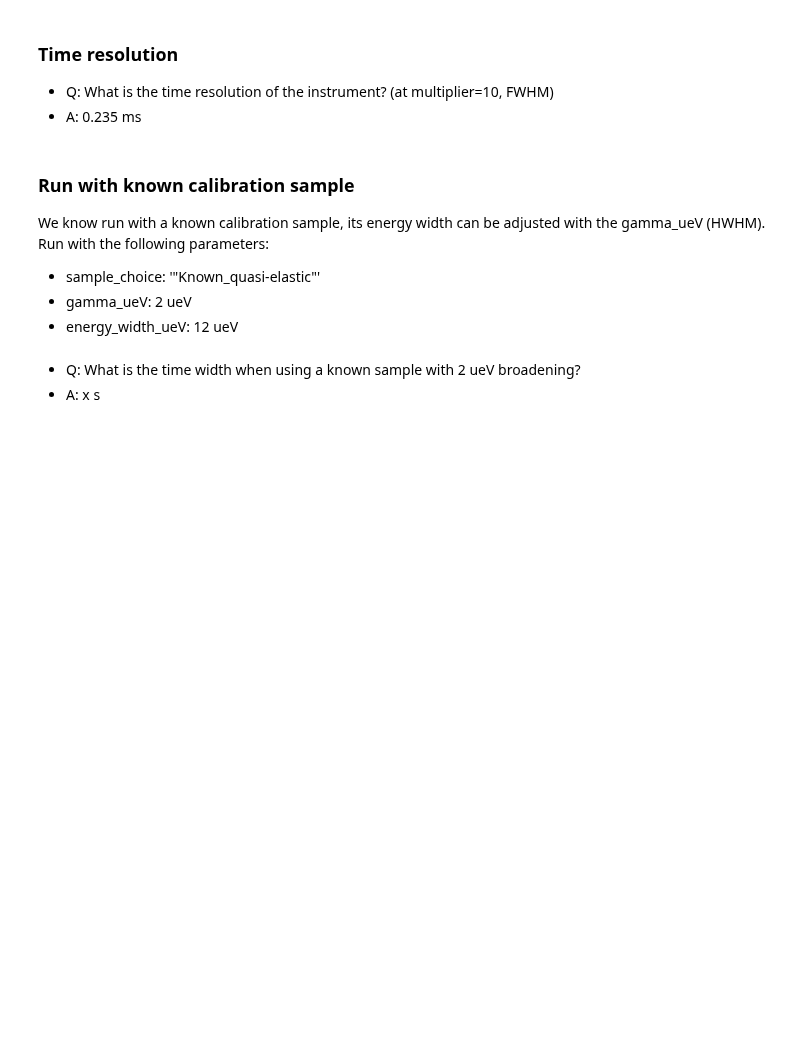
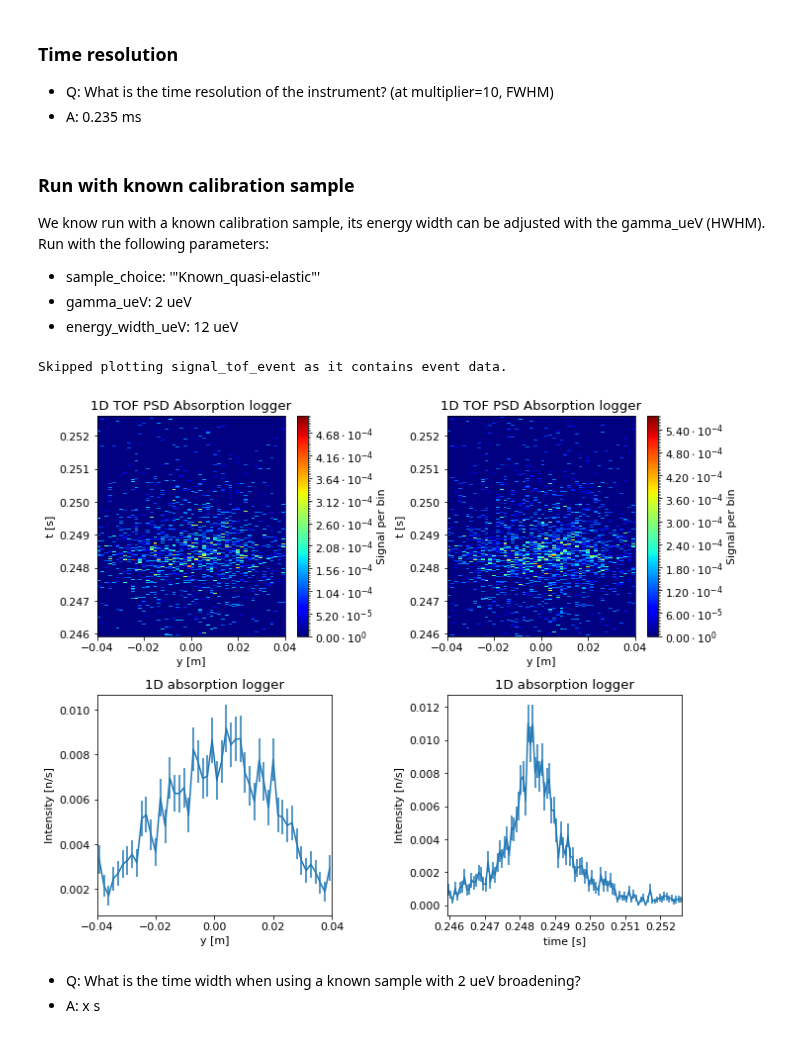
Before and after one commit to ess-dmsc-dram/dmsc-school, a Jupyter notebook: 3-mcstas/QENS_from_function.ipynb, the cells around one changed output. Cells and saved outputs as stored; diff of their text form; code cells hidden in the pictures; blank space fills up the shorter version.

```diff
--- a/3-mcstas/QENS_from_function.ipynb
+++ b/3-mcstas/QENS_from_function.ipynb
@@ -206,16 +286,19 @@ instrument.settings(
     output_path="QENS_known_quasi_elastic_1_pulse",
 )
 instrument.set_parameters(
-    energy_width_ueV=12,
+    energy_width_ueV=150,
     sample_choice='"Known_quasi-elastic"',
-    gamma_ueV=2,
+    gamma_ueV=12,
     n_pulses=1,
     frequency_multiplier=10,
 )
 
 data_known = instrument.backengine()
 # %%
-ms.make_sub_plot(data_known[0:4], figsize=(10, 8), log=False, orders_of_mag=4)
+ms.make_sub_plot(data_known, figsize=(10, 8), log=False, orders_of_mag=4)
+# %% [output]
+Skipped plotting signal_tof_event as it contains event data.
+[figure, added]
 # %% [markdown]
 - Q: What is the time width when using a known sample with 2 ueV broadening?
 - A: x s
```
Also changed, not shown: parts of 20 cells of this notebook, 3 other files.
